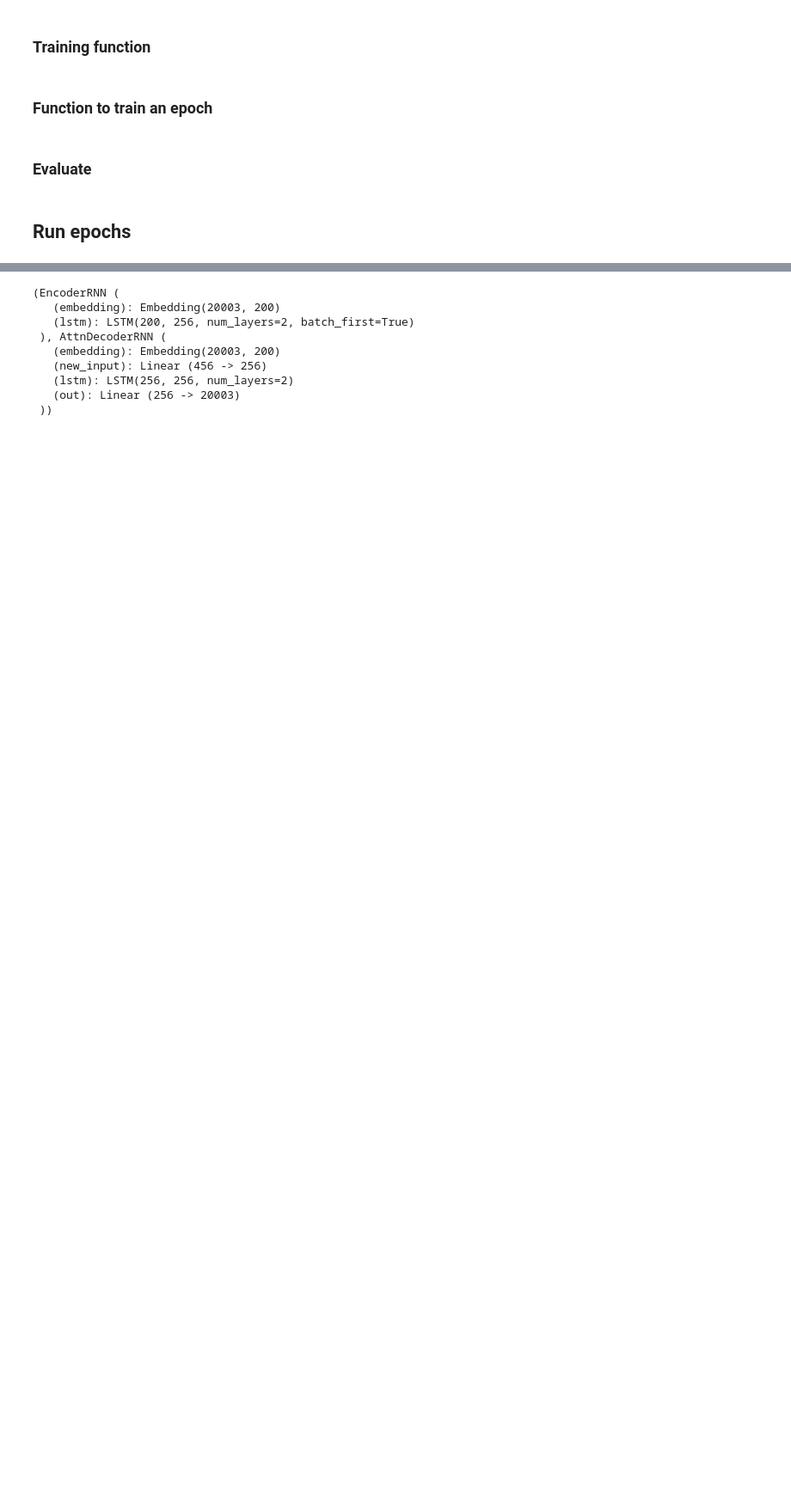
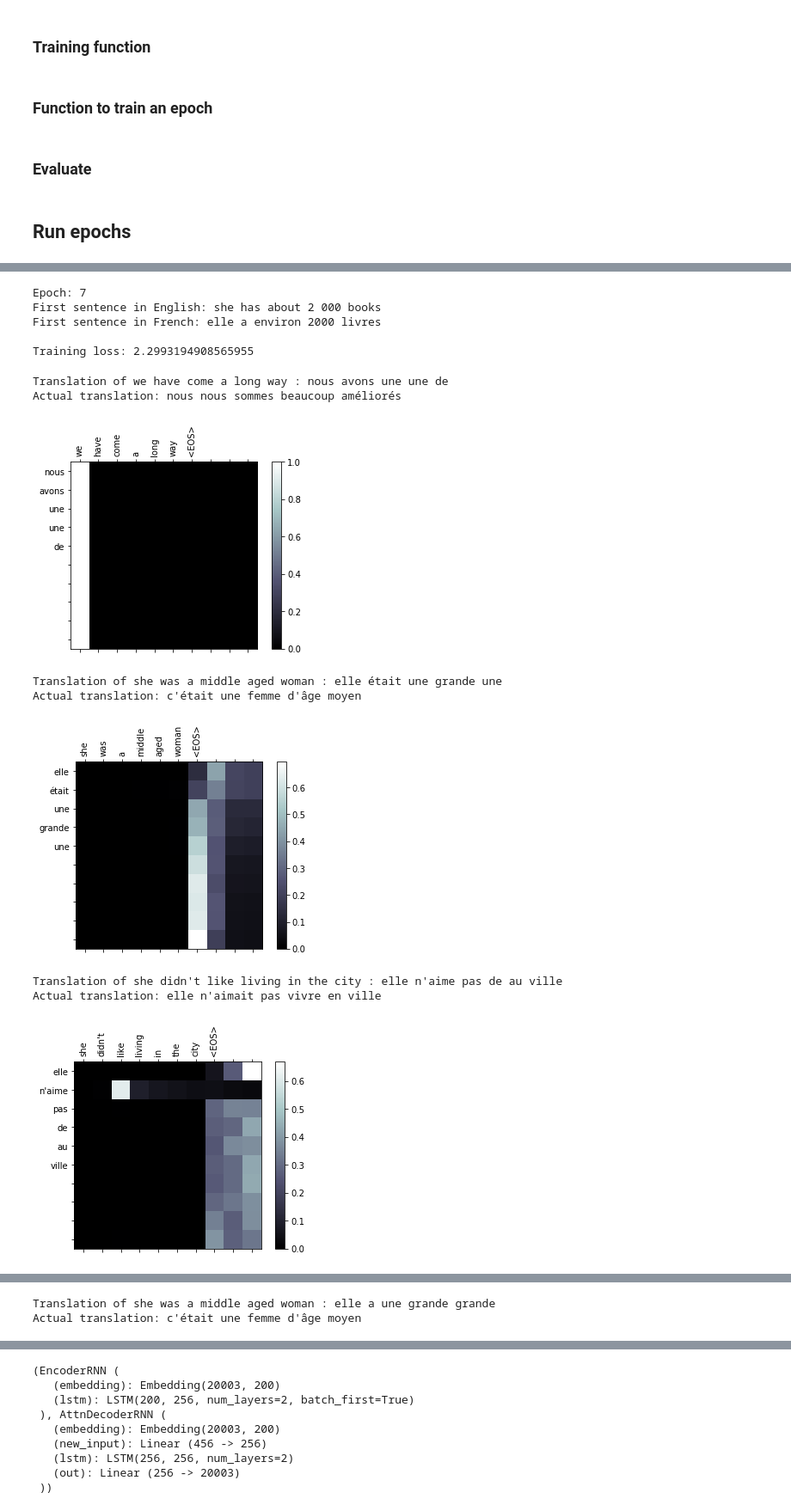
Before and after one commit to Runze/seq2seq-translation-attention, a Jupyter notebook: translate.ipynb, the cells around one changed output, grey strips where cells are left out. Shown at 86% size. Cells and saved outputs as stored; diff of their text form; code cells hidden in the pictures; blank space fills up the shorter version.

Commit message:
Add visualizations.

```diff
--- a/translate.ipynb
+++ b/translate.ipynb
@@ -371,0 +421,3 @@ class AttnDecoderRNN(nn.Module):
+# %%
+encoder_outputs, encoder_states = encoder(X_input, encoder_states)
+encoder_outputs.size(), encoder_states[0].size(), encoder_states[1].size()
@@ -371,0 +426,12 @@ class AttnDecoderRNN(nn.Module):
+# %%
+decoder = AttnDecoderRNN(y_embeddings, hidden_size)
+
+decoder_states = encoder_states
+decoder_input = Variable(torch.LongTensor([X_word_to_id['GO']] * batch_size))
+# %%
+decoder_attentions = np.zeros((batch_size, y_seq_length, y_seq_length))
+
+for i in range(y_seq_length):
+    decoder_output, decoder_states, decoder_attention = decoder(decoder_input, decoder_states, encoder_outputs)
+    decoder_input = y_input[:, i]
+    decoder_attentions[:, i, :] = decoder_attention.data.cpu().numpy()
@@ -486,10 +557,10 @@ def evaluate(X_input, encoder, decoder, max_len):
 # %% [markdown]
 ## Run epochs
 # %%
-epochs = 30
+epochs = 10
 max_len = len(X_id_padded[0])
 batch_size = 100
-hidden_size = 1000
+hidden_size = 200
 learning_rate = 0.005
 teacher_forcing_prob = 0.5
 
@@ -522,59 +637,62 @@ y_test = y_id_padded_test[ix]
 # %%
 # Redirect all output to a file
 # First, save the default output
-orig_stdout = sys.stdout
+# orig_stdout = sys.stdout
 
-for i in range(epochs):
+# for i in range(epochs):
+for i in range(7, 60):
     # Redirect output to a file
-    log_file_path = 'log_file_epoch_' + str(i) + '.txt'
-    f = open(os.path.join('output', log_file_path), 'w')
-    sys.stdout = f
+    # log_file_path = 'log_file_epoch_' + str(i) + '.txt'
+    # f = open(os.path.join('output', log_file_path), 'w')
+    # sys.stdout = f
 
     print('Epoch:', i)
 
     # Shuffle the training data every epoch to avoid local minima
     np.random.seed(i)
     ix = np.arange(len(X_id_padded_train))
     np.random.shuffle(ix)
 
     X_id_padded_train, y_id_padded_train = X_id_padded_train[ix], y_id_padded_train[ix]
 
     # Print out the first sentence in X and y for sanity check
     print('First sentence in English:', ' '.join([X_id_to_word[ix] for ix in X_id_padded_train[0] if ix > 0]))
     print('First sentence in French:', ' '.join([y_id_to_word[ix] for ix in y_id_padded_train[0] if ix > 0]))
 
     # Train an epoch
     train_loss = train_epoch(X_id_padded_train, y_id_padded_train, batch_size,
                              encoder, decoder, learning_rate, teacher_forcing_prob)
 
     print('\nTraining loss:', train_loss)
 
     # Save checkpoint
     torch.save(encoder, 'output/encoder_' + str(i))
     torch.save(decoder, 'output/decoder_' + str(i))
 
     # Evaluate
     # Translate test sentences
-    X_test_var = Variable(torch.from_numpy(X_test).long())
-    if use_cuda:
-        X_test_var = X_test_var.cuda()
-    translations, decoder_attentions = evaluate(X_test_var, encoder, decoder, max_len)
+    input_sentences, target_sentences, output_sentences, attention_plots = translate_tests(X_test, y_test)
 
-    for t in range(X_test.shape[0]):
-        input_words = ' '.join([X_id_to_word[ix] for ix in X_test[t] if ix > 0])
-        target_words = ' '.join([y_id_to_word[ix] for ix in y_test[t] if ix > 0])
+    for j in range(len(input_sentences)):
+        print('\nTranslation of', input_sentences[j], ':', output_sentences[j])
+        print('Actual translation:', target_sentences[j])
 
-        # Cut off translations at the first 'ZERO' padding
-        first_zero_ix = np.where(translations[t] == 0)[0]
-        if len(first_zero_ix) > 0:
-            output_words = ' '.join([y_id_to_word[ix] for ix in translations[t][:first_zero_ix[0]]])
-        else:
-            output_words = ' '.join([y_id_to_word[ix] for ix in translations[t]])
-
-        print('\nTranslation of', input_words, ':', output_words)
-        print('Actual translation:', target_words)
-
-    f.close()
+    # f.close()
 
 # Restore default output
-sys.stdout = orig_stdout
+# sys.stdout = orig_stdout
+# %% [output]
+Epoch: 7
+First sentence in English: she has about 2 000 books
+First sentence in French: elle a environ 2000 livres
+
+Training loss: 2.2993194908565955
+Translation of we have come a long way : nous avons une une de
+Actual translation: nous nous sommes beaucoup améliorés
+[figure, added]
+Translation of she was a middle aged woman : elle était une grande une
+Actual translation: c'était une femme d'âge moyen
+[figure, added]
+Translation of she didn't like living in the city : elle n'aime pas de au ville
+Actual translation: elle n'aimait pas vivre en ville
+[figure, added]
@@ -580,0 +708,2 @@ sys.stdout = orig_stdout
+Translation of she was a middle aged woman : elle a une grande grande
+Actual translation: c'était une femme d'âge moyen
```
Also changed, not shown: parts of 43 cells of this notebook.
